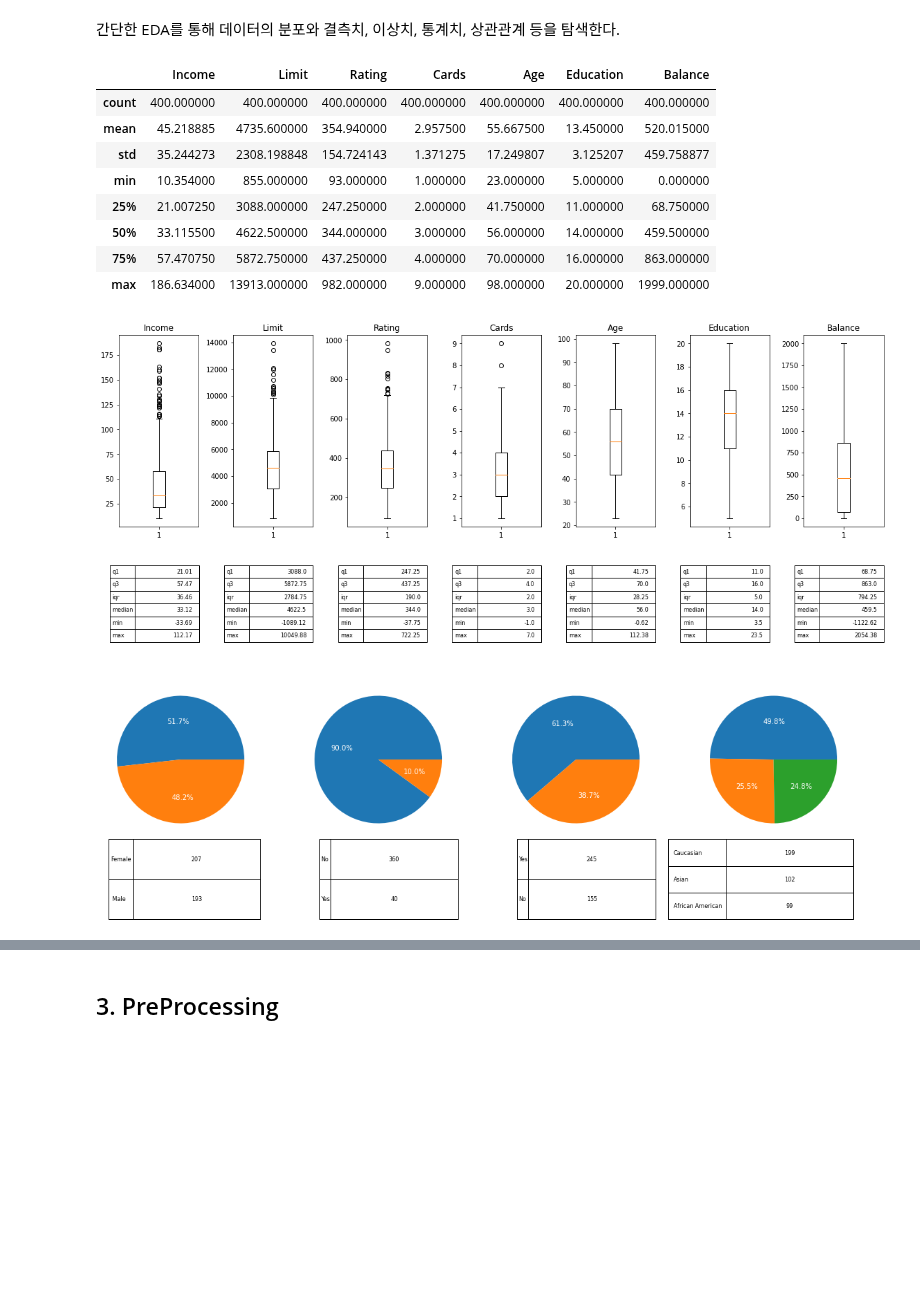
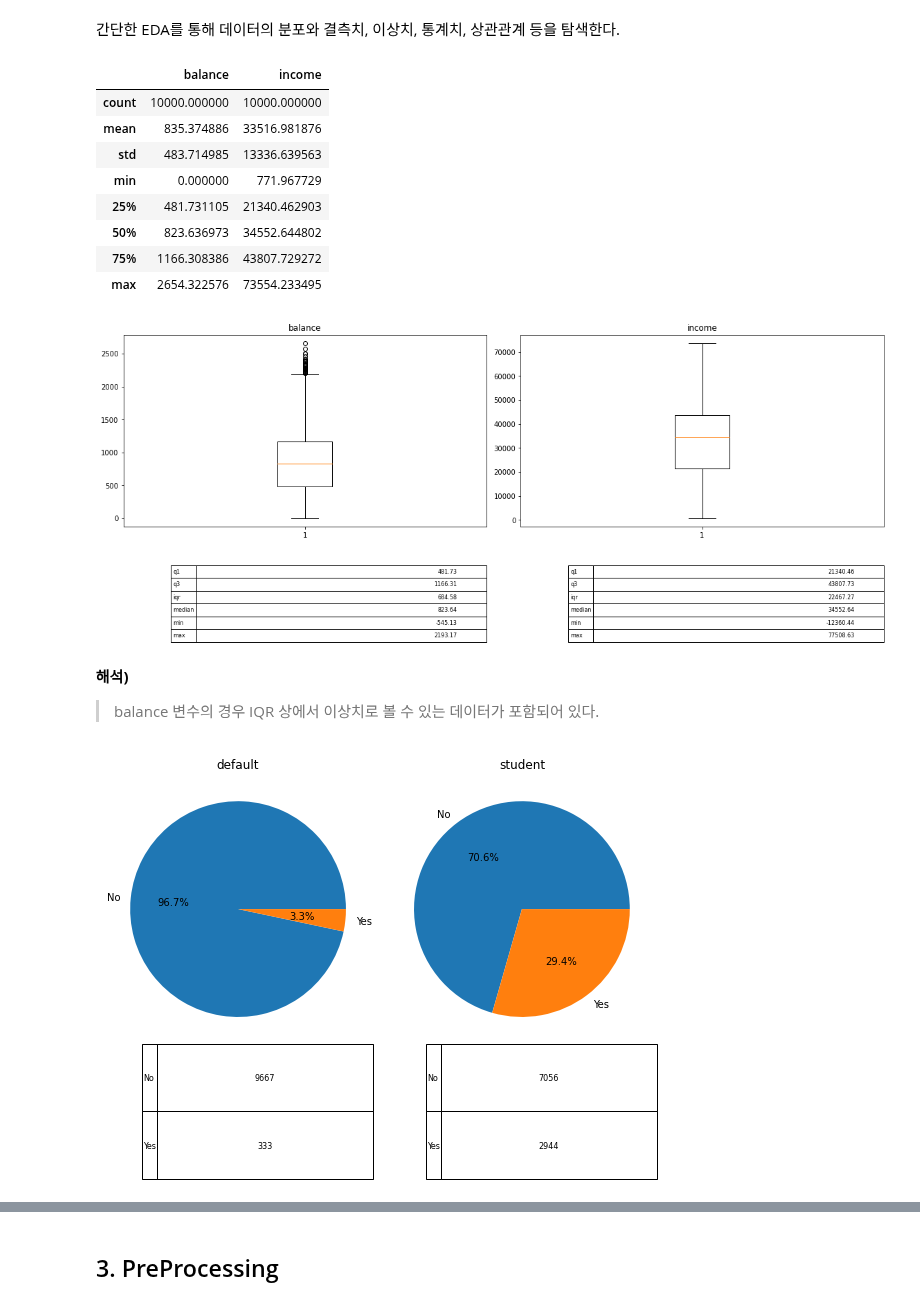
Before and after one commit to iss760/machine-learning, a Jupyter notebook: classification/logistic_regression.ipynb, the cells around one changed output, grey strips where cells are left out. Saved outputs shown, nothing was run; the diff lists cells and outputs as text; code cells hidden in the pictures; blank space fills up the shorter version.

```diff
--- a/classification/logistic_regression.ipynb
+++ b/classification/logistic_regression.ipynb
@@ -18,6 +13,8 @@ import statsmodels.formula.api as smf
 ## 1. Load Datasets
 # %%
 # Load Advertising dataset
-cr_data = pd.read_csv('./data/Credit.csv', index_col=0)
-cr_data.head(3)
+with warnings.catch_warnings(record=True):
+    warnings.simplefilter("always")
+    cust_data = pd.read_excel('./data/Default.xlsx', engine="openpyxl", index_col=0)
+cust_data.head(3)
 # %% [output]
@@ -53,17 +43,17 @@ memory usage: 37.5+ KB
 간단한 EDA를 통해 데이터의 분포와 결측치, 이상치, 통계치, 상관관계 등을 탐색한다.
 # %%
 # data 통계치 확인
-cr_data.describe()
+cust_data.describe()
 # %% [output]
-|  | Income | Limit | Rating | Cards | Age | Education | Balance |
-| count | 400.000000 | 400.000000 | 400.000000 | 400.000000 | 400.000000 | 400.000000 | 400.000000 |
-| mean | 45.218885 | 4735.600000 | 354.940000 | 2.957500 | 55.667500 | 13.450000 | 520.015000 |
-| std | 35.244273 | 2308.198848 | 154.724143 | 1.371275 | 17.249807 | 3.125207 | 459.758877 |
-| min | 10.354000 | 855.000000 | 93.000000 | 1.000000 | 23.000000 | 5.000000 | 0.000000 |
-| 25% | 21.007250 | 3088.000000 | 247.250000 | 2.000000 | 41.750000 | 11.000000 | 68.750000 |
-| 50% | 33.115500 | 4622.500000 | 344.000000 | 3.000000 | 56.000000 | 14.000000 | 459.500000 |
-| 75% | 57.470750 | 5872.750000 | 437.250000 | 4.000000 | 70.000000 | 16.000000 | 863.000000 |
-| max | 186.634000 | 13913.000000 | 982.000000 | 9.000000 | 98.000000 | 20.000000 | 1999.000000 |
+|  | balance | income |
+| count | 10000.000000 | 10000.000000 |
+| mean | 835.374886 | 33516.981876 |
+| std | 483.714985 | 13336.639563 |
+| min | 0.000000 | 771.967729 |
+| 25% | 481.731105 | 21340.462903 |
+| 50% | 823.636973 | 34552.644802 |
+| 75% | 1166.308386 | 43807.729272 |
+| max | 2654.322576 | 73554.233495 |
 # %%
 # IQR 관련 값을 주는 함수
 def _get_iqr(data):
@@ -105,10 +95,13 @@ def show_box(df, cols):
     plt.show()
 
 # 연속형 변수 컬럼
-qlt_cols = ['Income', 'Limit', 'Rating', 'Cards', 'Age', 'Education', 'Balance']
-show_box(cr_data, qlt_cols)
+qlt_cols = ['balance', 'income']
+show_box(cust_data, qlt_cols)
 # %% [output]
-[figure, old version]
+[figure, new version]
+# %% [markdown]
+**해석)**
+> balance 변수의 경우 IQR 상에서 이상치로 볼 수 있는 데이터가 포함되어 있다.
 # %%
 # 파이차트를 그려주는 함수
 def show_pie(df, cols, reverse_color=False):
@@ -117,34 +110,34 @@ def show_pie(df, cols, reverse_color=False):
     :param cols: (list[str]) 파이차트를 그릴 데이터의 칼럼들 (수치형 데이터)
     :param reverse_color: (bool) 제목, 라벨, 수치 컬러를 화이트로 할지 여부
     :return: None
     """
     # 범주형 변수 파이차트 그리기
-    fig, axs = plt.subplots(1, len(cols), figsize=[16, 8])
+    fig, axs = plt.subplots(1, len(cols), figsize=[8, 6])
     for i, col in enumerate(cols):
         # 카테고리별 개수 내림차순 정렬
         grp_df = df.groupby(by=col).size().sort_values(ascending=False)
 
         # 파이차트 그리기
         axs[i].pie(grp_df,
                    autopct='%.1f%%',
                    labels=grp_df.index,
                    textprops={'color': "w" if reverse_color is True else 'black'})
         axs[i].set_title(col, color='w' if reverse_color is True else 'black')
 
         # 테이블 그리기
         t = axs[i].table(np.array(grp_df.values.tolist()).reshape(-1, 1),
                          rowLabels=grp_df.index,
                          bbox=[0.2, -0.5, 0.8, 0.5],
                          cellLoc='center')
         # 테이블 폰트 사이즈 조정
         t.auto_set_font_size(False)
         t.set_fontsize(8)
 
     fig.tight_layout()
     plt.show()
 
 # 범주형 변수 칼럼
-qtt_cols = ['Gender', 'Student', 'Married', 'Ethnicity']
-show_pie(cr_data, qtt_cols, reverse_color=True)
+qtt_cols = ['default', 'student']
+show_pie(cust_data, qtt_cols, reverse_color=False)
 # %% [output]
-[figure, old version]
+[figure, new version]
```
Also changed, not shown: parts of 20 cells of this notebook.
